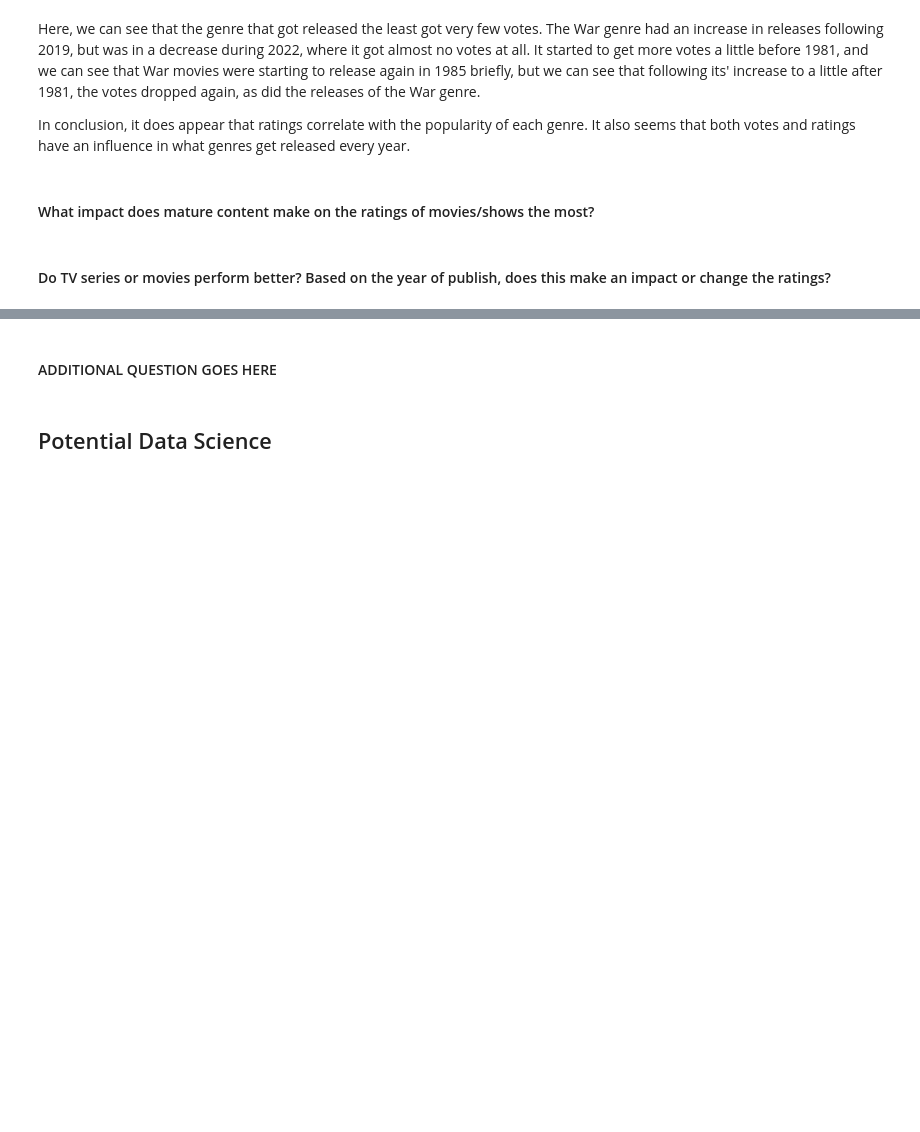
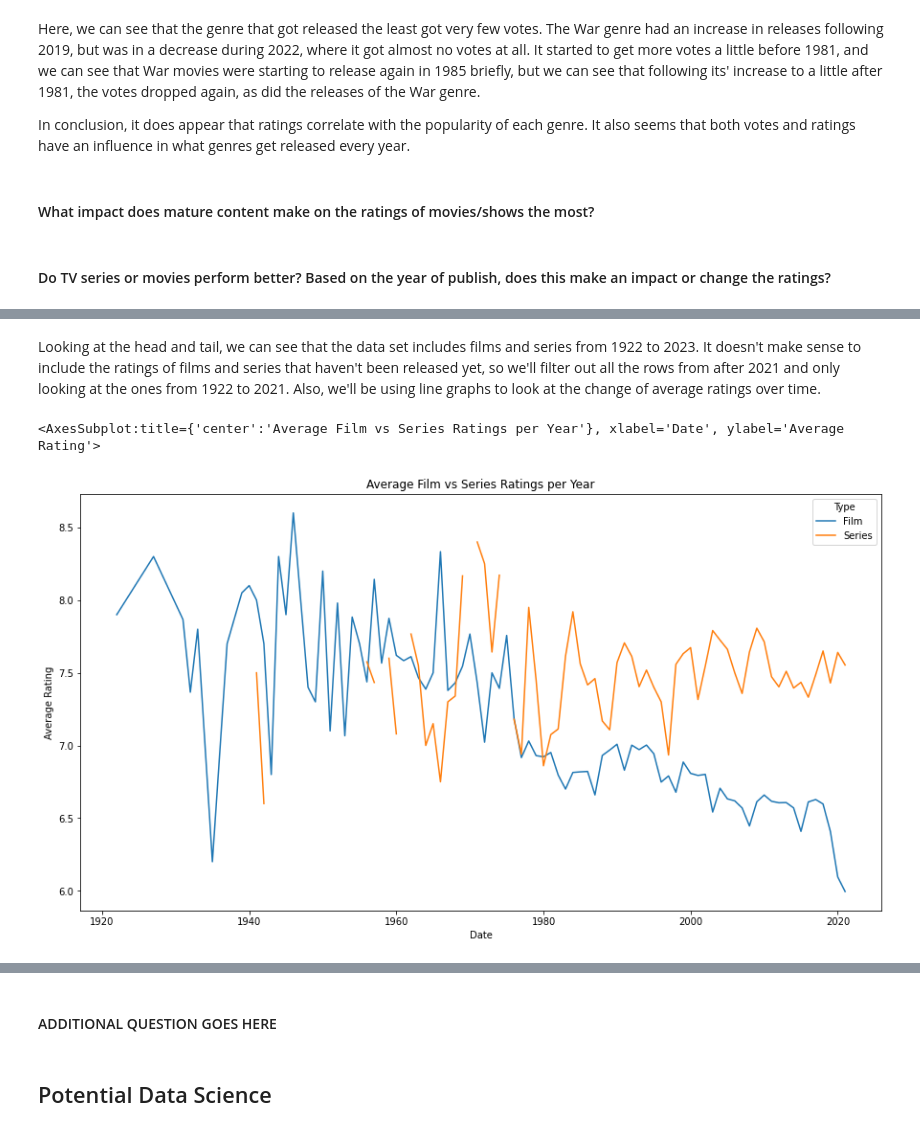
Before and after one commit to JTFin/CSCI2000U-Project, a Jupyter notebook: project-group29.ipynb, the cells around one changed output, grey strips where cells are left out. Saved outputs shown, nothing was run; the diff lists cells and outputs as text; code cells hidden in the pictures; blank space fills up the shorter version.

```diff
--- a/project-group29.ipynb
+++ b/project-group29.ipynb
@@ -496,0 +519,3 @@ It also seems that both votes and ratings have an influence in what genres get r
+# %%
+dfRates = dfRates.sort_values(by=['Date'], ascending=True)
+dfRates
@@ -496,0 +536,12 @@ It also seems that both votes and ratings have an influence in what genres get r
+# %% [markdown]
+Looking at the head and tail, we can see that the data set includes films and series from 1922 to 2023. It doesn't make sense to include the ratings of films and series that haven't been released yet, so we'll filter out all the rows from after 2021 and only looking at the ones from 1922 to 2021. Also, we'll be using line graphs to look at the change of average ratings over time.
+# %%
+#remove ratings after 2021
+dfRates = dfRates.loc[dfRates['Date']<= 2021]
+#get pivot table of reviews over time
+df_pivot = pd.pivot_table(data=dfRates, values='Rate', index=['Date'], columns=['Type'], aggfunc='mean')
+#Generate plot
+df_pivot.plot(kind='line', figsize = (15,8), title='Average Film vs Series Ratings per Year', ylabel='Average Rating')
+# %% [output]
+<AxesSubplot:title={'center':'Average Film vs Series Ratings per Year'}, xlabel='Date', ylabel='Average Rating'>
+[figure, added]
```
Also changed, not shown: parts of 11 cells of this notebook.
